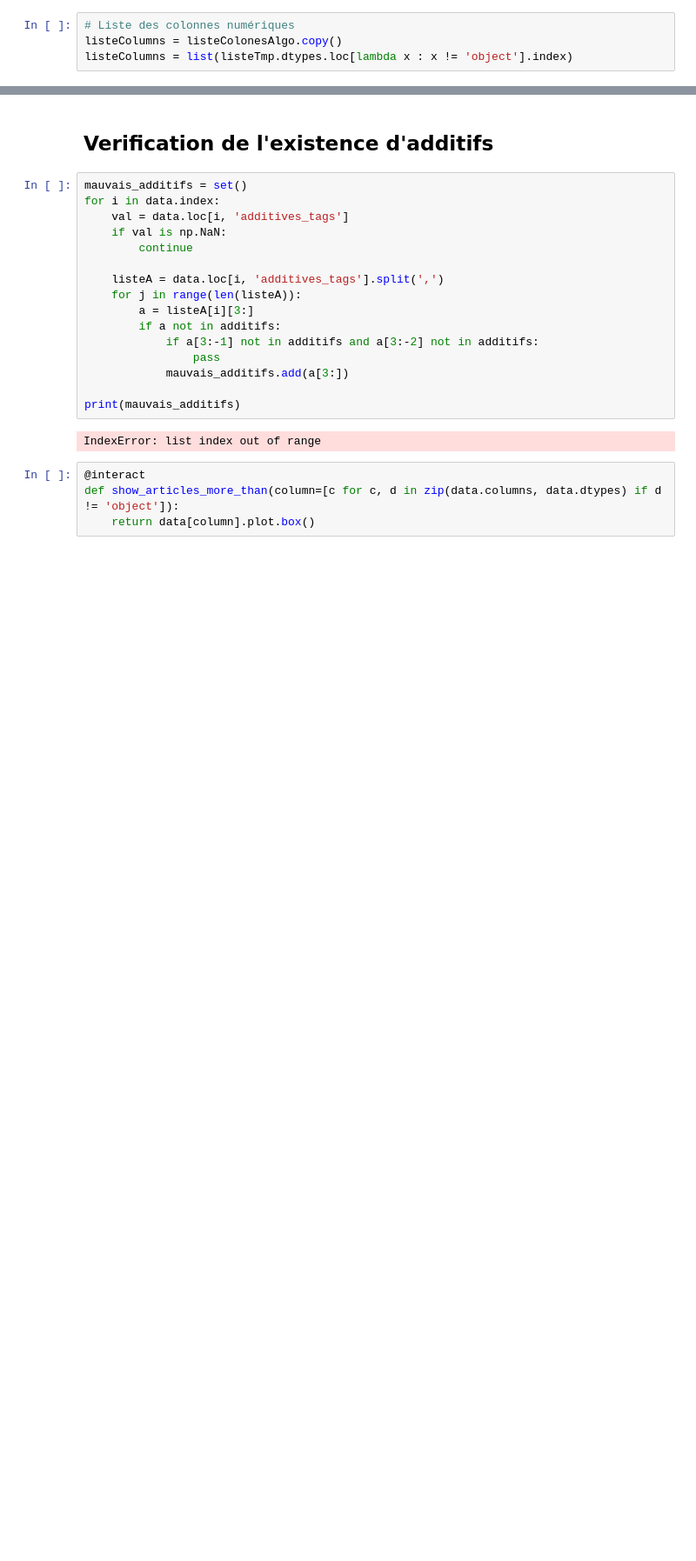
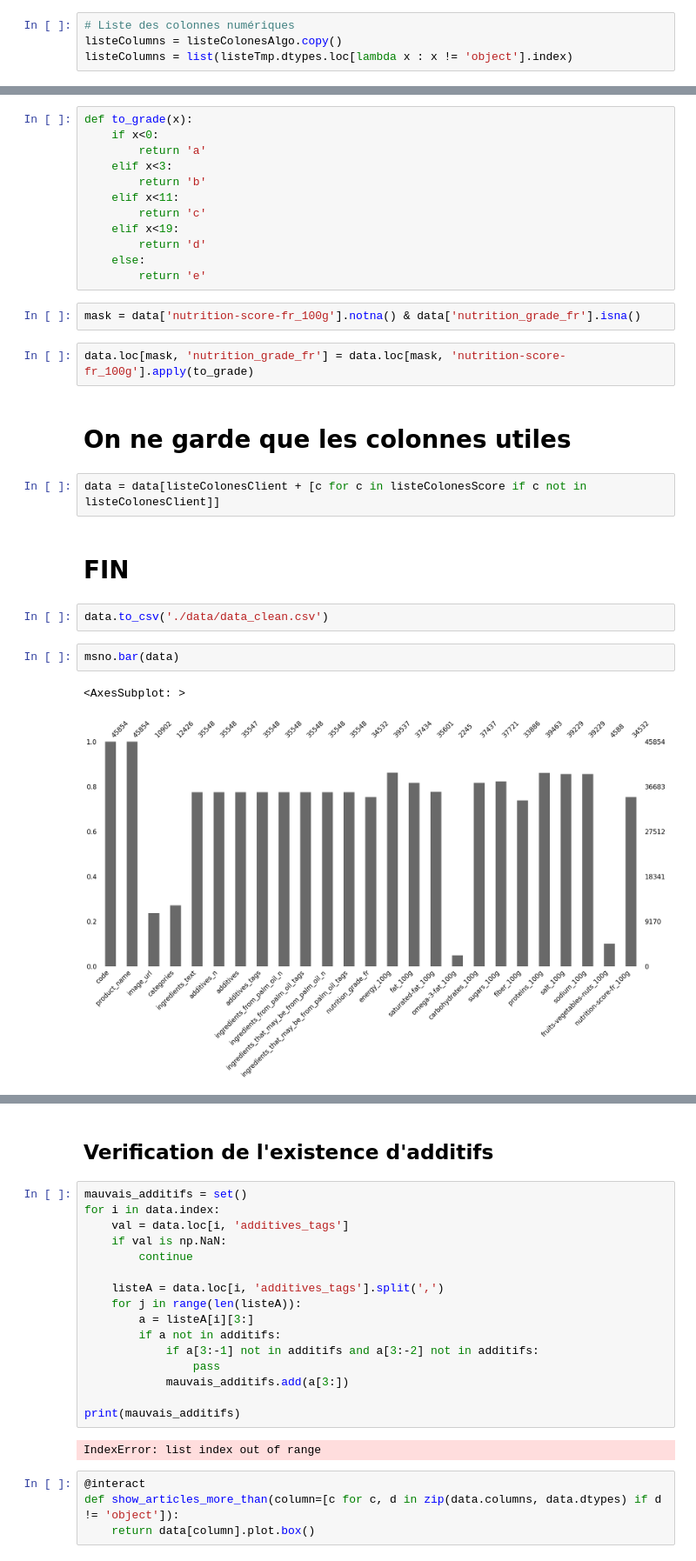
Before and after one commit to CeVague/Projet_3-Concevez_application_pour_sante_publique, a Jupyter notebook: Nettoyage.ipynb, the cells around one changed output, grey strips where cells are left out. Shown at 87% size. Saved outputs shown, nothing was run; the diff lists cells and outputs as text; blank space fills up the shorter version.

```diff
--- a/Nettoyage.ipynb
+++ b/Nettoyage.ipynb
@@ -732,0 +840,29 @@ array([[0.00000000e+00, 0.00000000e+00, 0.00000000e+00, ...,
+# %%
+def to_grade(x):
+    if x<0:
+        return 'a'
+    elif x<3:
+        return 'b'
+    elif x<11:
+        return 'c'
+    elif x<19:
+        return 'd'
+    else:
+        return 'e'
+# %%
+mask = data['nutrition-score-fr_100g'].notna() & data['nutrition_grade_fr'].isna()
+# %%
+data.loc[mask, 'nutrition_grade_fr'] = data.loc[mask, 'nutrition-score-fr_100g'].apply(to_grade)
+# %% [markdown]
+# On ne garde que les colonnes utiles
+# %%
+data = data[listeColonesClient + [c for c in listeColonesScore if c not in listeColonesClient]]
+# %% [markdown]
+# FIN
+# %%
+data.to_csv('./data/data_clean.csv')
+# %%
+msno.bar(data)
+# %% [output]
+<AxesSubplot: >
+[figure, added]
```
Also changed, not shown: parts of 38 cells of this notebook.
